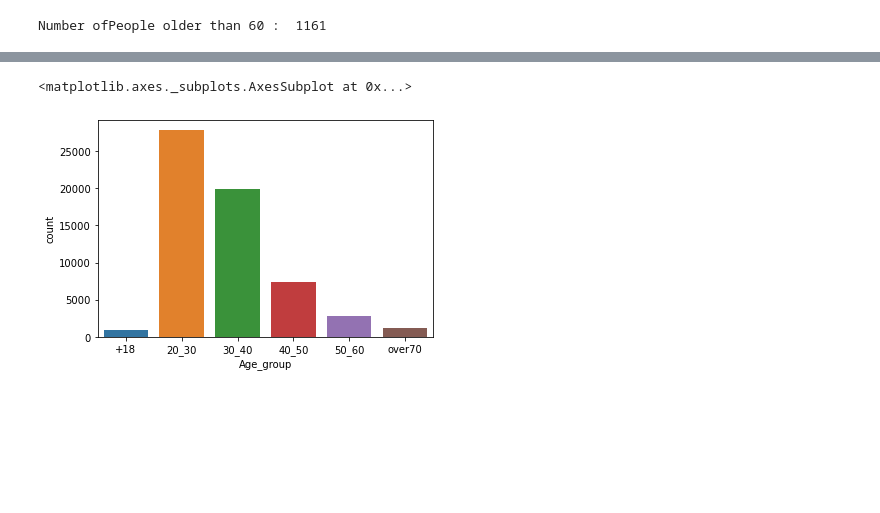
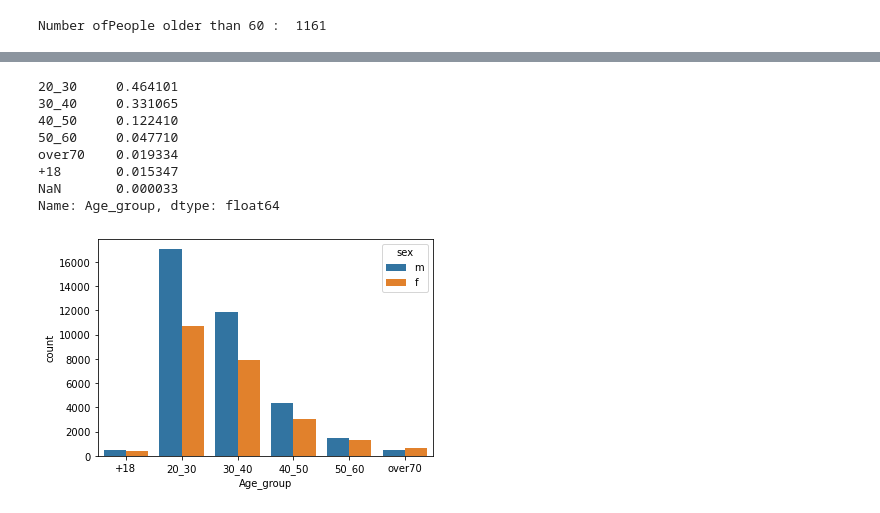
Before and after one commit to paulynamagana/OKCupid_challenge, a Jupyter notebook: date-a-scientist.ipynb, the cells around one changed output, grey strips where cells are left out. Drawn from its saved outputs; the diff is of its cells as text; code cells hidden in the pictures; blank space fills up the shorter version.

```diff
--- a/date-a-scientist.ipynb
+++ b/date-a-scientist.ipynb
@@ -6,8 +43,8 @@ import numpy as np
 import matplotlib.pyplot as plt
 import seaborn  as sns
 
-df = pd.read_csv("profiles.csv")
-df.info()
+profiles = pd.read_csv("profiles.csv")
+profiles.info()
 # %% [output]
 <class 'pandas.core.frame.DataFrame'>
 RangeIndex: 59946 entries, 0 to 59945
@@ -118,8 +173,9 @@ print('Number ofPeople older than 60 : ',
 # %% [output]
 Number ofPeople older than 60 :  1161
 # %%
-category = pd.cut(df['age'], bins=[18, 20, 30, 40, 50, 60, 70],
+#create categories for ages
+category = pd.cut(profiles['age'], bins=[18, 20, 30, 40, 50, 60, 70],
 right=False, labels=["+18", "20_30", "30_40", "40_50", "50_60", "over70"])
-df.insert(2, "Age_group", category)
-df.head(3)
+profiles.insert(2, "Age_group", category)
+profiles.head(3)
 # %% [output]
@@ -127,5 +187,14 @@ ValueError: cannot insert Age_group, already exists
-# %%
-sns.countplot(df["Age_group"])
-# %% [output]
-<matplotlib.axes._subplots.AxesSubplot at 0x...>
-[figure, removed]
+# %%
+## Plot distributions of age groups.
+sns.countplot(profiles["Age_group"], hue=profiles["sex"])
+profiles["Age_group"].value_counts(normalize=True, dropna=False)
+# %% [output]
+20_30     0.464101
+30_40     0.331065
+40_50     0.122410
+50_60     0.047710
+over70    0.019334
++18       0.015347
+NaN       0.000033
+Name: Age_group, dtype: float64
+[figure, added]
```
Also changed, not shown: parts of 18 cells of this notebook.
